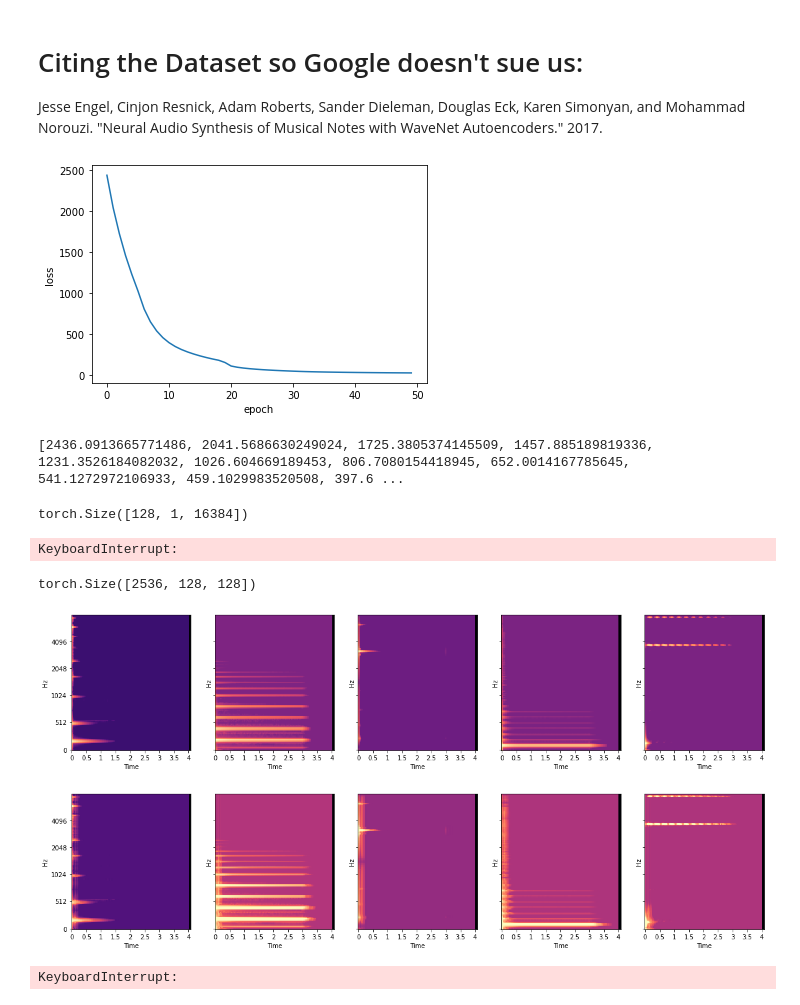
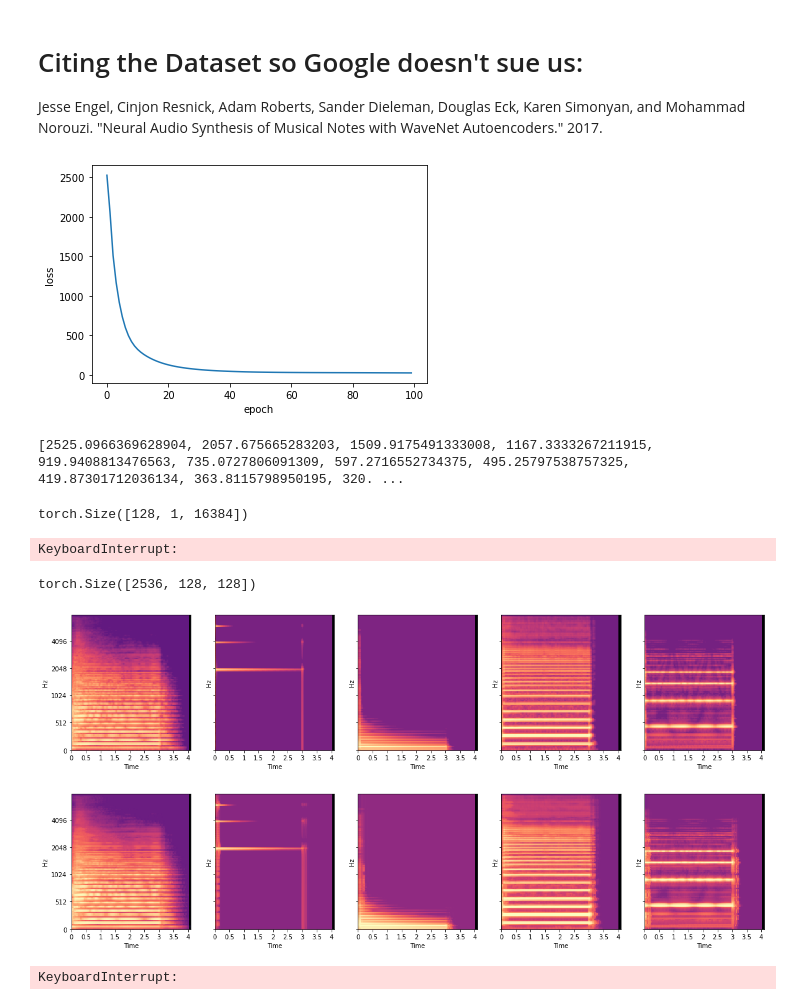
Before and after one commit to b-wesley/neural_fx2, a Jupyter notebook: neural_fx.ipynb, the cells around one changed output. Drawn from its saved outputs; the diff is of its cells as text; code cells hidden in the pictures.

Commit message:
100 epoch run

```diff
--- a/neural_fx.ipynb
+++ b/neural_fx.ipynb
@@ -33,7 +33,8 @@ Mounted at /content/drive
 # use a different path if you aren't brant bc it won't work for you
 
 #base_path = '/content/drive/MyDrive/neural_fx/'
-base_path = '/Users/brantwesley/Documents/School/computer_music/neural_fx/'
+base_path = 'C:/Users/Brant Wesley/Documents/neural_fx2/'
+#base_path = '/Users/brantwesley/Documents/School/computer_music/neural_fx/'
 json_path = base_path + 'nsynth-valid/examples.json'
 
 data = pd.read_json(path_or_buf=json_path, orient="index")
@@ -675,13 +676,13 @@ def train_wavenet(dataloader, n_epochs=10, lr = 0.005, save_path=''):
 
     return wavenet, loss_vals
 # %%
-wavenet2, wave_losses = train_wavenet(train_dl, lr=0.0075, n_epochs=50)
+wavenet2, wave_losses = train_wavenet(train_dl, lr=0.0075, n_epochs=100)
 # %% [output]
-[figure, old version]
+[figure, new version]
 # %%
 print(wave_losses)
 # %% [output]
-[2436.0913665771486, 2041.5686630249024, 1725.3805374145509, 1457.885189819336, 1231.3526184082032, 1026.604669189453, 806.7080154418945, 652.0014167785645, 541.1272972106933, 459.1029983520508, 397.6 ...
+[2525.0966369628904, 2057.675665283203, 1509.9175491333008, 1167.3333267211915, 919.9408813476563, 735.0727806091309, 597.2716552734375, 495.25797538757325, 419.87301712036134, 363.8115798950195, 320. ...
 # %%
 wavenet2, wave_losses2 = train_wavenet(train_dl, lr=0.007, n_epochs=25)
 # %% [output]
@@ -735,8 +736,8 @@ show_spectrograms(exp_tens.numpy()[:5], rows=1, cols=5)
 show_spectrograms(out_tens.numpy()[:5], rows=1, cols=5)
 # %% [output]
 torch.Size([2536, 128, 128])
-[figure, old version]
+[figure, new version]
-[figure, old version]
+[figure, new version]
 # %%
 import soundfile as sf
 
```
Also changed, not shown: parts of 4 cells of this notebook, 1 other file.
